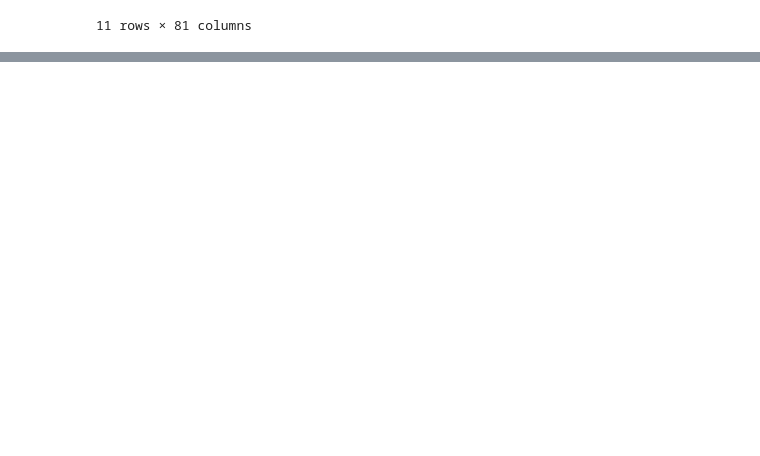
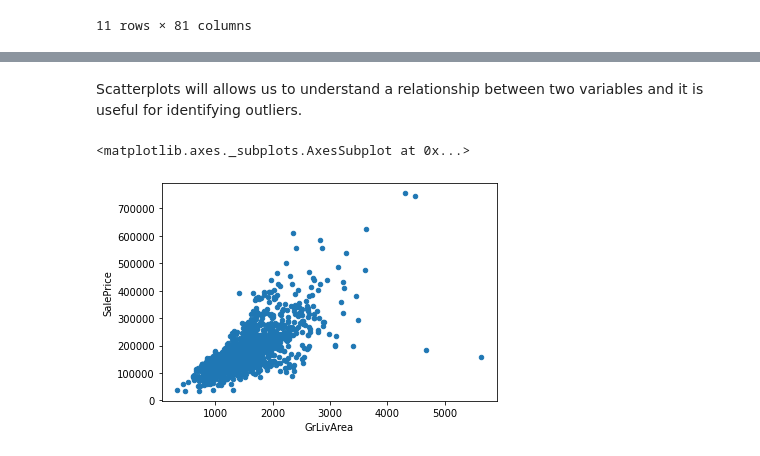
Before and after one commit to gieeedreee/Domoplius_Scraper, a Jupyter notebook: 315.ipynb, the cells around one changed output, grey strips where cells are left out. Drawn from its saved outputs; the diff is of its cells as text; code cells hidden in the pictures; blank space fills up the shorter version.

```diff
--- a/315.ipynb
+++ b/315.ipynb
@@ -302,0 +206,6 @@ Text(0.5, 0, 'Province')
+# %%
+for_fill_train = new_train_lotfrontage.groupby('LotArea').mean()
+for_fill_train.LotFrontage.fillna(method='ffill', inplace=True)
+
+for_fill_test = new_test_lotfrontage.groupby('LotArea').mean()
+for_fill_test.LotFrontage.fillna(method='ffill', inplace=True)
@@ -302,0 +220,3 @@ Text(0.5, 0, 'Province')
+# %%
+new_train_frontage = new_train_join.rename(columns={"LotFrontage_x": "LotFrontage"})
+new_test_frontage = new_test_join.rename(columns={"LotFrontage_x": "LotFrontage"})
@@ -302,0 +231,3 @@ Text(0.5, 0, 'Province')
+# %%
+new_train_frontage.fillna(value='None', inplace = True)
+new_test_frontage.fillna(value='None', inplace = True)
@@ -302,0 +283,30 @@ Text(0.5, 0, 'Province')
+# %%
+# Reclassify condition column
+ClassDict = {'Very Excellent': 10, 'Ex':9, 'Very Good':8, 'Gd':7, 'GLQ':7,'Above Average':6, 'TA':5, 'Av':5, 'ALQ':5, 'Below Average':4, 'BLQ':4,
+             'Fa':3, 'Mn':3, 'Rec':3, 'Po':2, 'LwQ':2,'Very Poor':1,'Unf':1,'None':0, 'No':0}
+
+new_train_frontage['PoolQC'] = new_train_frontage.PoolQC.map(ClassDict)
+new_train_frontage['ExterQual'] = new_train_frontage.ExterQual.map(ClassDict)
+new_train_frontage['ExterCond'] = new_train_frontage.ExterCond.map(ClassDict)
+new_train_frontage['BsmtQual'] = new_train_frontage.BsmtQual.map(ClassDict)
+new_train_frontage['BsmtCond'] = new_train_frontage.BsmtCond.map(ClassDict)
+new_train_frontage['HeatingQC'] = new_train_frontage.HeatingQC.map(ClassDict)
+new_train_frontage['KitchenQual'] = new_train_frontage.KitchenQual.map(ClassDict)
+new_train_frontage['FireplaceQu'] = new_train_frontage.FireplaceQu.map(ClassDict)
+new_train_frontage['GarageQual'] = new_train_frontage.GarageQual.map(ClassDict)
+new_train_frontage['GarageCond'] = new_train_frontage.GarageCond.map(ClassDict)
+new_train_frontage['BsmtFinType1'] = new_train_frontage.BsmtFinType1.map(ClassDict)
+new_train_frontage['BsmtExposure'] = new_train_frontage.BsmtExposure.map(ClassDict)
+
+new_test_frontage['PoolQC'] = new_test_frontage.PoolQC.map(ClassDict)
+new_test_frontage['ExterQual'] = new_test_frontage.ExterQual.map(ClassDict)
+new_test_frontage['ExterCond'] = new_test_frontage.ExterCond.map(ClassDict)
+new_test_frontage['BsmtQual'] = new_test_frontage.BsmtQual.map(ClassDict)
+new_test_frontage['BsmtCond'] = new_test_frontage.BsmtCond.map(ClassDict)
+new_test_frontage['HeatingQC'] = new_test_frontage.HeatingQC.map(ClassDict)
+new_test_frontage['KitchenQual'] = new_test_frontage.KitchenQual.map(ClassDict)
+new_test_frontage['FireplaceQu'] = new_test_frontage.FireplaceQu.map(ClassDict)
+new_test_frontage['GarageQual'] = new_test_frontage.GarageQual.map(ClassDict)
+new_test_frontage['GarageCond'] = new_test_frontage.GarageCond.map(ClassDict)
+new_test_frontage['BsmtFinType1'] = new_test_frontage.BsmtFinType1.map(ClassDict)
+new_test_frontage['BsmtExposure'] = new_test_frontage.BsmtExposure.map(ClassDict)
@@ -302,0 +341,7 @@ Text(0.5, 0, 'Province')
+# %% [markdown]
+Scatterplots will allows us to understand a relationship between two variables and it is useful for identifying outliers.
+# %%
+new_train_frontage.plot(kind='scatter', x='GrLivArea', y='SalePrice')
+# %% [output]
+<matplotlib.axes._subplots.AxesSubplot at 0x...>
+[figure, added]
```
Also changed, not shown: parts of 123 cells of this notebook.
